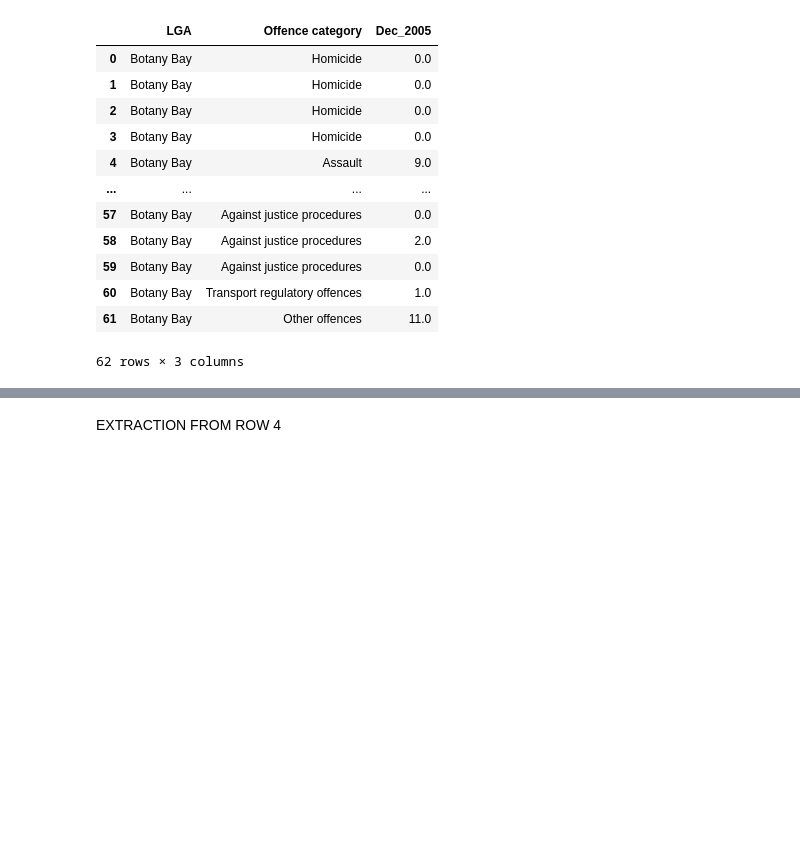
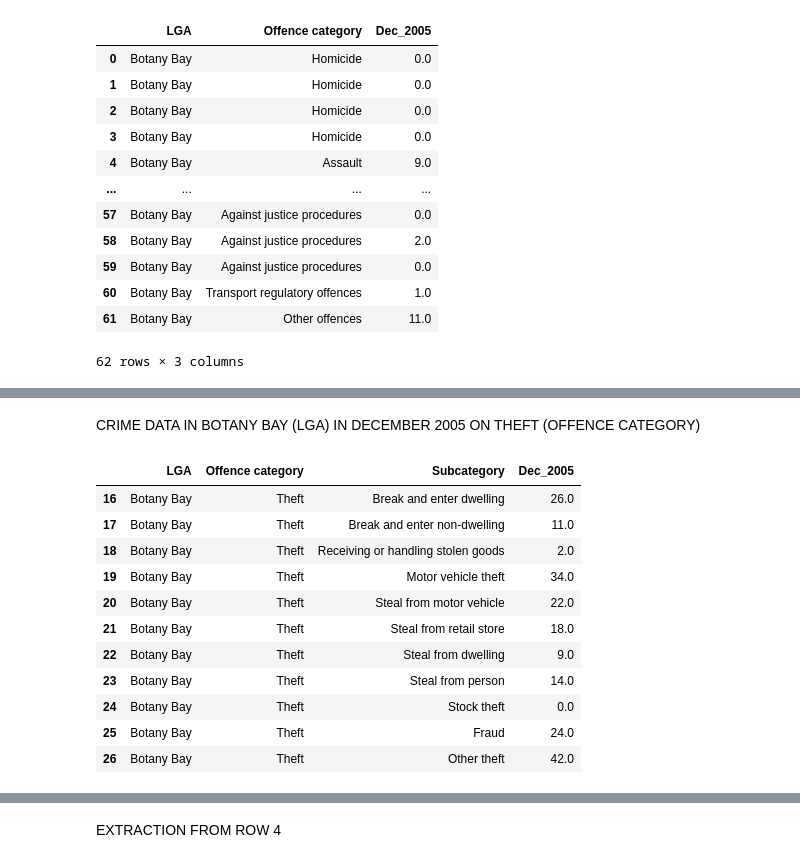
Before and after one commit to joshmic/Data_Project, a Jupyter notebook: Crime Data - NSW.ipynb, the cells around one changed output, grey strips where cells are left out. Cells and saved outputs as stored; diff of their text form; code cells hidden in the pictures; blank space fills up the shorter version.

```diff
--- a/Crime Data - NSW.ipynb
+++ b/Crime Data - NSW.ipynb
@@ -163,0 +170,21 @@ crime_data_botany_bay.head(62)
+# %% [markdown]
+CRIME DATA IN BOTANY BAY (LGA) IN DECEMBER 2005 ON THEFT (OFFENCE CATEGORY)
+# %%
+rows_botany_bay_theft = crime_data[16:27]
+rows_botany_bay_theft
+
+crime_data_botany_bay_theft = rows_botany_bay_theft[['LGA','Offence category','Subcategory','Dec_2005']]
+crime_data_botany_bay_theft.head(11)
+# %% [output]
+|  | LGA | Offence category | Subcategory | Dec_2005 |
+| 16 | Botany Bay | Theft | Break and enter dwelling | 26.0 |
+| 17 | Botany Bay | Theft | Break and enter non-dwelling | 11.0 |
+| 18 | Botany Bay | Theft | Receiving or handling stolen goods | 2.0 |
+| 19 | Botany Bay | Theft | Motor vehicle theft | 34.0 |
+| 20 | Botany Bay | Theft | Steal from motor vehicle | 22.0 |
+| 21 | Botany Bay | Theft | Steal from retail store | 18.0 |
+| 22 | Botany Bay | Theft | Steal from dwelling | 9.0 |
+| 23 | Botany Bay | Theft | Steal from person | 14.0 |
+| 24 | Botany Bay | Theft | Stock theft | 0.0 |
+| 25 | Botany Bay | Theft | Fraud | 24.0 |
+| 26 | Botany Bay | Theft | Other theft | 42.0 |
```
Also changed, not shown: parts of 2 cells of this notebook.
